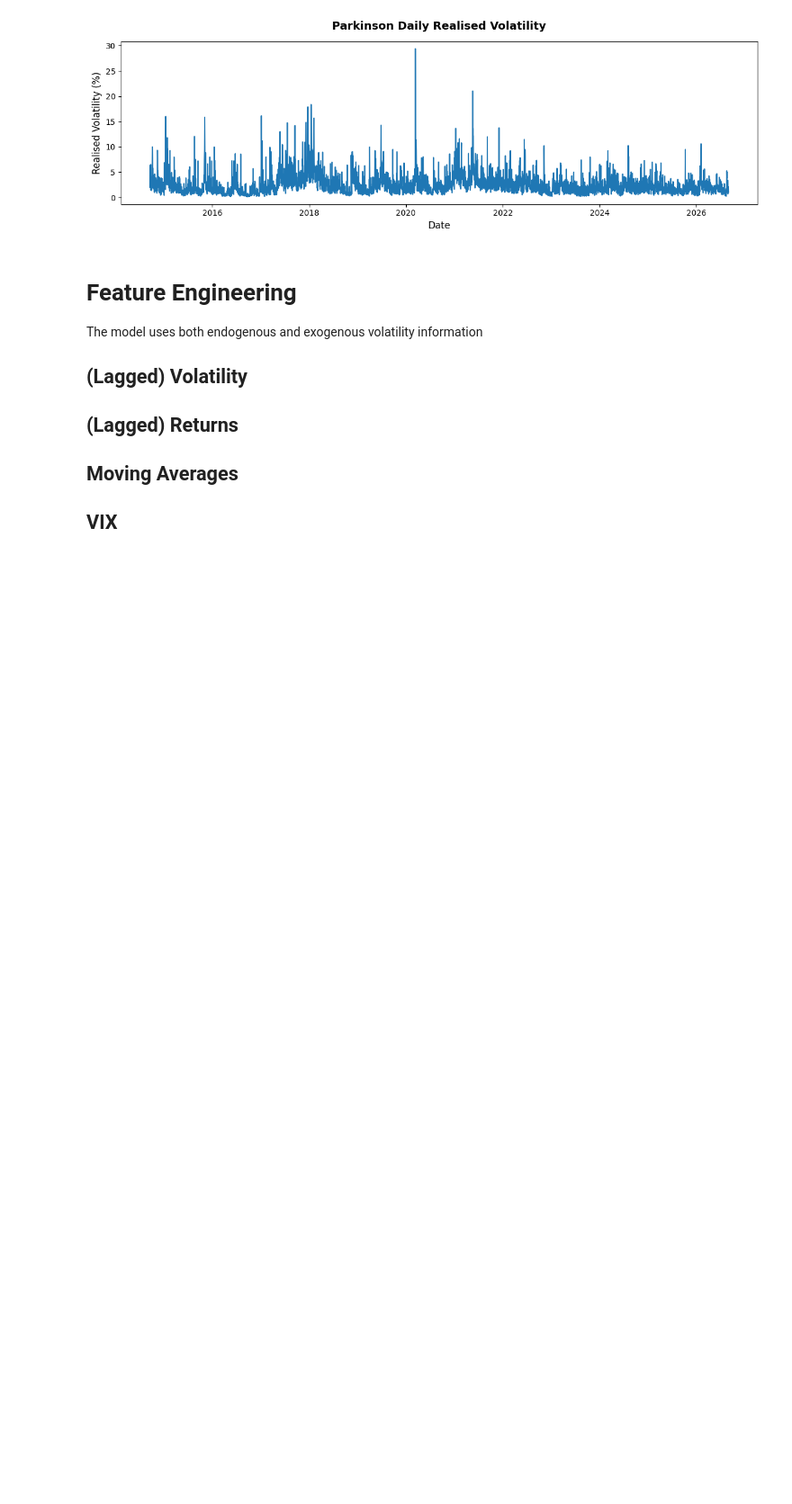
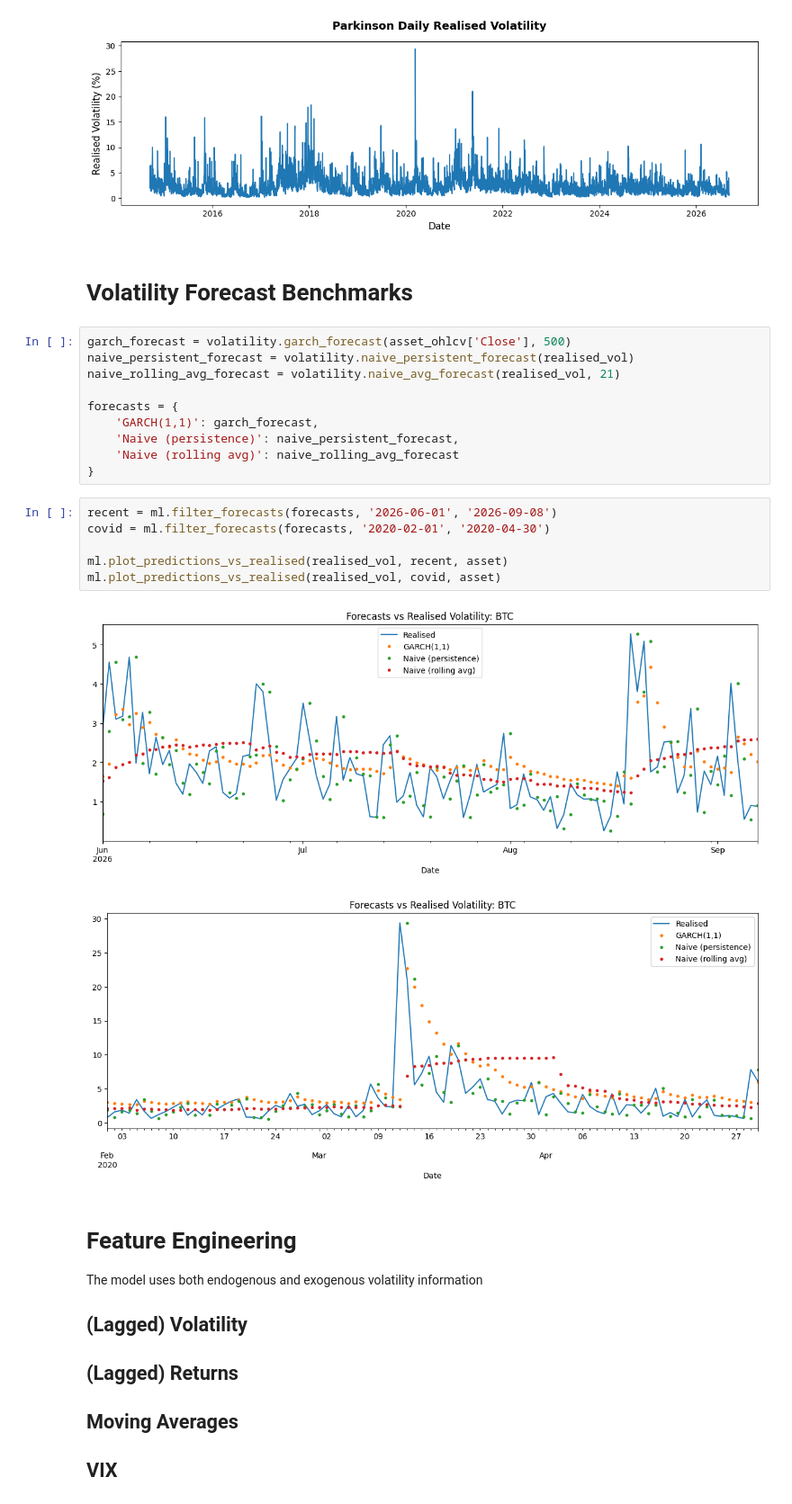
Before and after one commit to joshyspittle/Machine-Learning-Volatility, a Jupyter notebook: volatility_forecast.ipynb, the cells around one changed output. Shown at 90% size. Cells and saved outputs as stored; diff of their text form; blank space fills up the shorter version.

```diff
--- a/volatility_forecast.ipynb
+++ b/volatility_forecast.ipynb
@@ -86,6 +87,27 @@ plt.tight_layout()
 plt.show()
 # %% [output]
 [figure]
+# %% [markdown]
+# Volatility Forecast Benchmarks
+# %%
+garch_forecast = volatility.garch_forecast(asset_ohlcv['Close'], 500)
+naive_persistent_forecast = volatility.naive_persistent_forecast(realised_vol)
+naive_rolling_avg_forecast = volatility.naive_avg_forecast(realised_vol, 21)
+
+forecasts = {
+    'GARCH(1,1)': garch_forecast,
+    'Naive (persistence)': naive_persistent_forecast,
+    'Naive (rolling avg)': naive_rolling_avg_forecast
+}
+# %%
+recent = ml.filter_forecasts(forecasts, '2026-06-01', '2026-09-08')
+covid = ml.filter_forecasts(forecasts, '2020-02-01', '2020-04-30')
+
+ml.plot_predictions_vs_realised(realised_vol, recent, asset)
+ml.plot_predictions_vs_realised(realised_vol, covid, asset)
+# %% [output]
+[figure, added]
+[figure, added]
 # %% [markdown]
 # Feature Engineering
 
```
Also changed, not shown: parts of 11 cells of this notebook, 6 other files.
